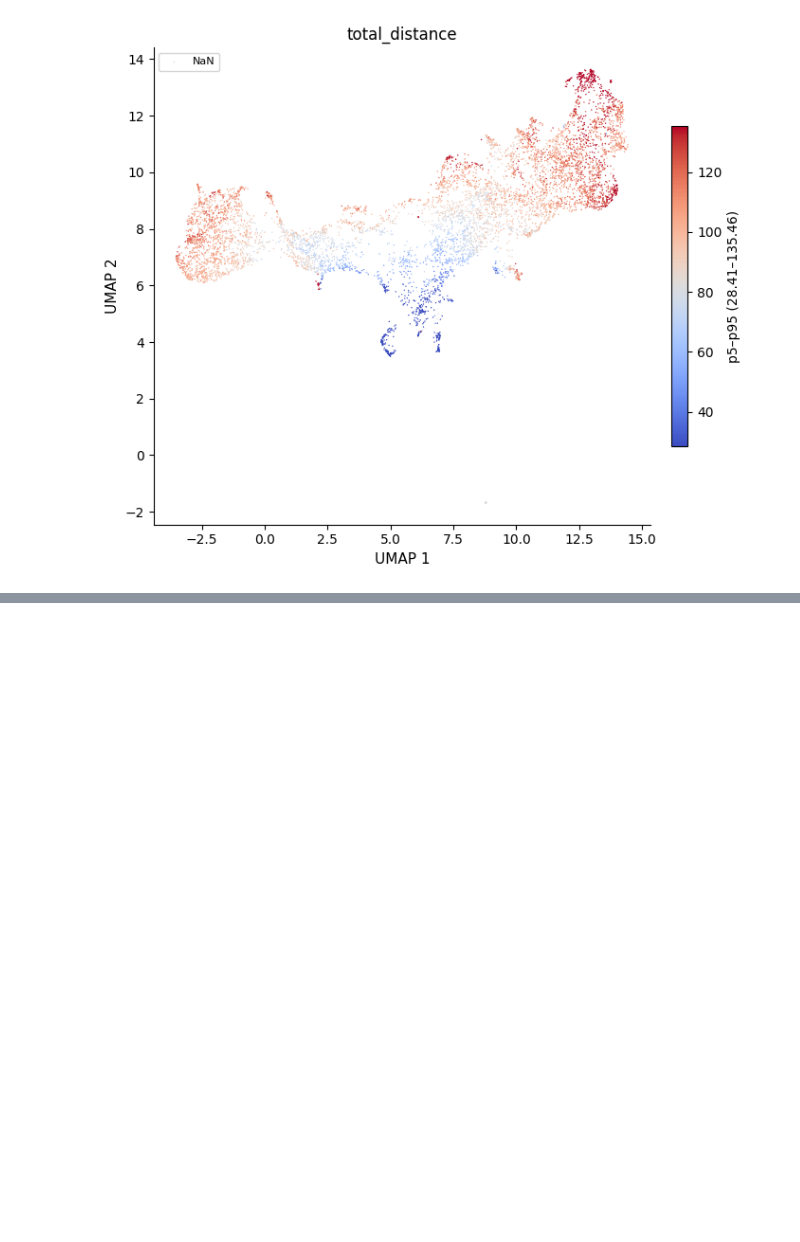
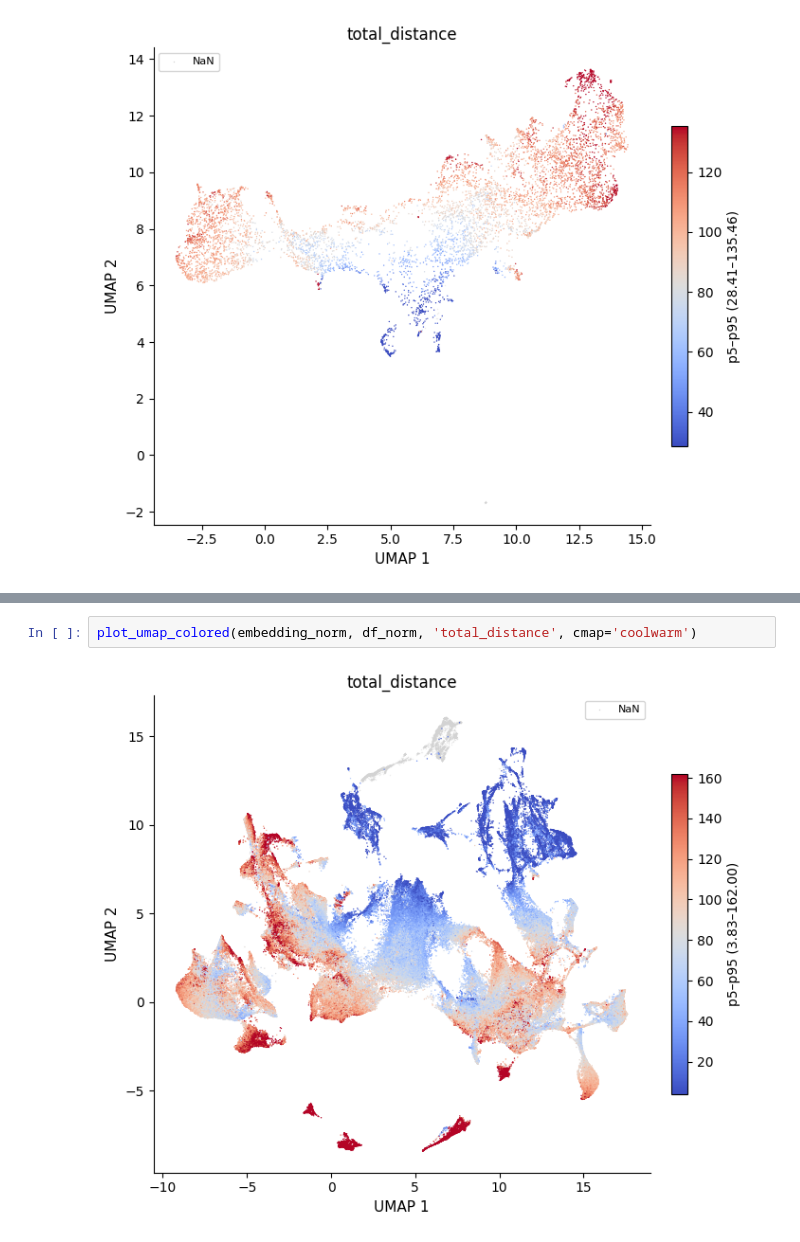
Before and after one commit to 1mattbecker/kinematics_analysis, a Jupyter notebook: code/umap.ipynb, the cells around one changed output, grey strips where cells are left out. Drawn from its saved outputs; the diff is of its cells as text; blank space fills up the shorter version.

```diff
--- a/code/umap.ipynb
+++ b/code/umap.ipynb
@@ -309,0 +496,4 @@ plot_umap_colored(embedding_session, df_session, 'total_distance', cmap='coolwar
+# %%
+plot_umap_colored(embedding_norm, df_norm, 'total_distance', cmap='coolwarm')
+# %% [output]
+[figure, added]
```
Also changed, not shown: parts of 9 cells of this notebook.
